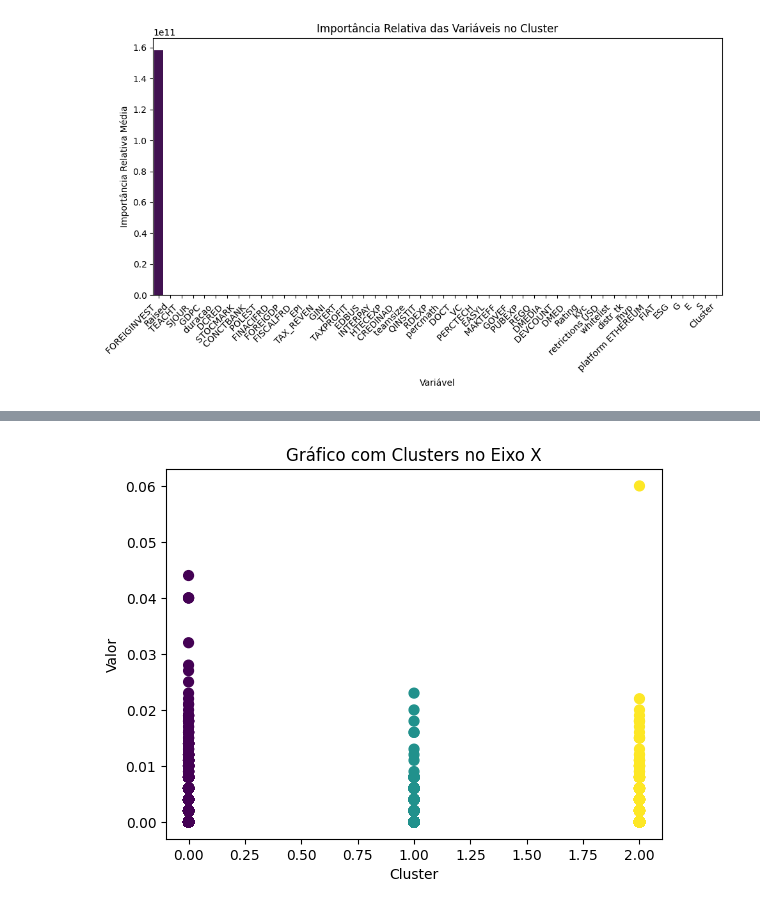
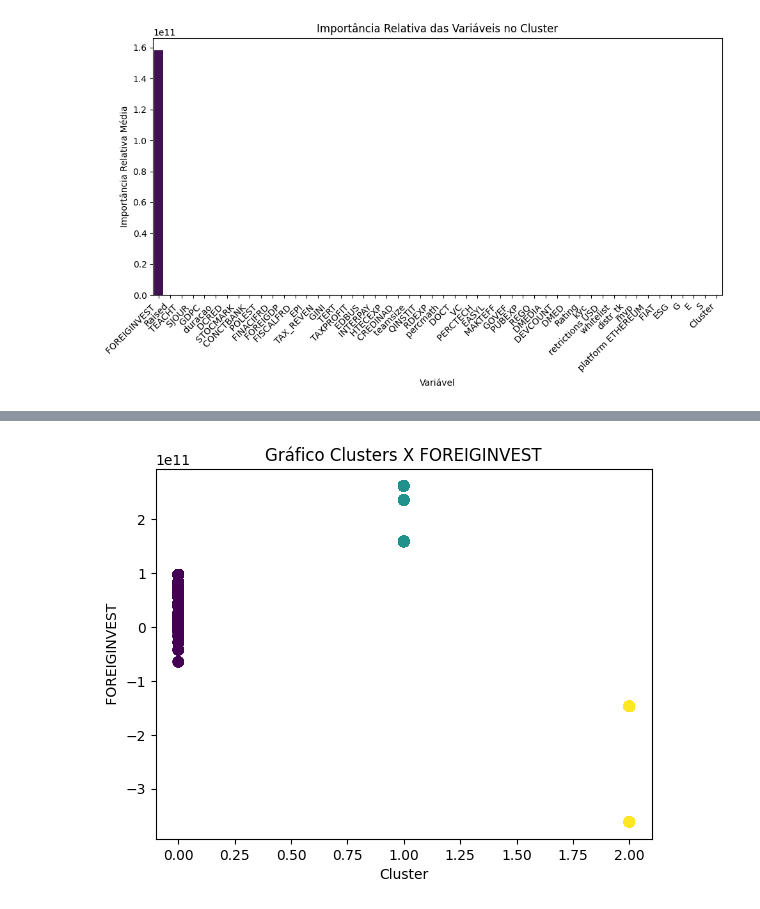
Before and after one commit to AlcirCastro/Intelig-ncia-Artificial-2o-Trabalho-Experimento-de-Aprendizado-N-o-Supervisionado, a Jupyter notebook: K_means_IA_Country.ipynb, the cells around one changed output, grey strips where cells are left out. Saved outputs shown, nothing was run; the diff lists cells and outputs as text; code cells hidden in the pictures.

```diff
--- a/K_means_IA_Country.ipynb
+++ b/K_means_IA_Country.ipynb
@@ -495,8 +393,8 @@ plt.show()
 # %%
-plt.scatter(df["Cluster"], df["ESG"], c=df["Cluster"], cmap='viridis', s=50)
+plt.scatter(df["Cluster"], df[" FOREIGINVEST "], c=df["Cluster"], cmap='viridis', s=50)
 plt.xlabel('Cluster')
-plt.ylabel('Valor')
-plt.title('Gráfico com Clusters no Eixo X')
+plt.ylabel(' FOREIGINVEST ')
+plt.title('Gráfico Clusters X FOREIGINVEST')
 plt.show()
 # %% [output]
-[figure, old version]
+[figure, new version]
```
Also changed, not shown: parts of 25 cells of this notebook.
